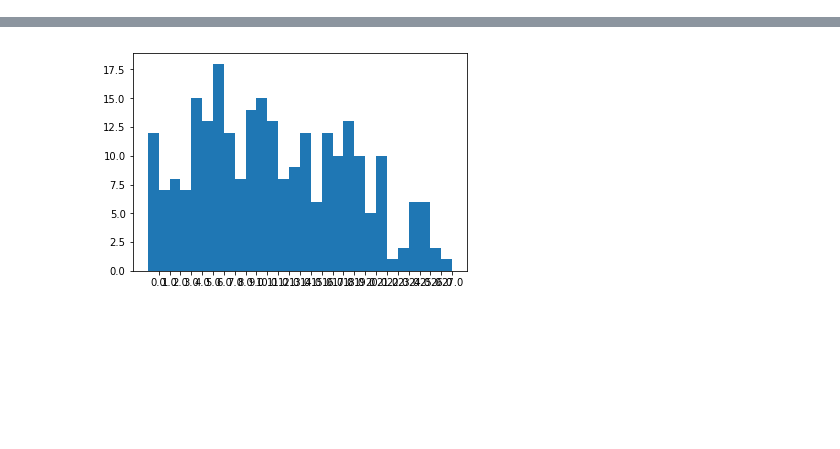
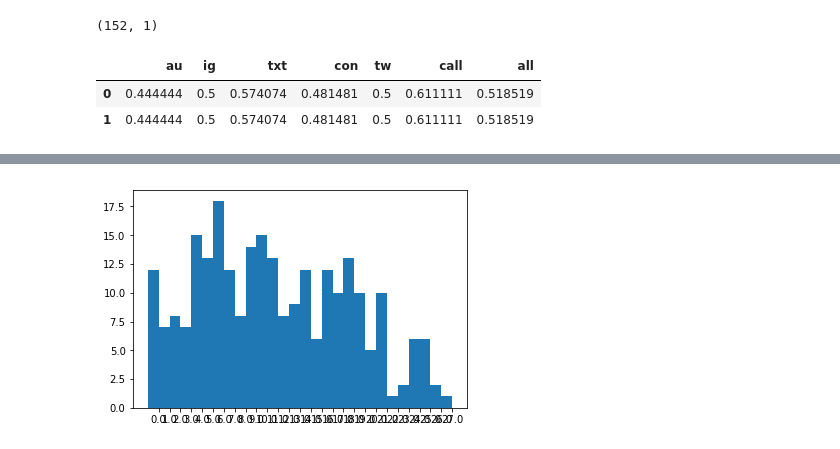
Before and after one commit to tomatopuree/predicting_depression, a Jupyter notebook: MLearn.ipynb, the cells around one changed output, grey strips where cells are left out. Saved outputs shown, nothing was run; the diff lists cells and outputs as text; code cells hidden in the pictures; blank space fills up the shorter version.

```diff
--- a/MLearn.ipynb
+++ b/MLearn.ipynb
@@ -93,0 +206,4 @@ train_data = data[0:cut_index,:]
+# %%
+train_label_15_bal.shape
+# %% [output]
+(152, 1)
@@ -116,3 +235,45 @@ def YerCutOff(y, cutoff):
         return y[:,2:3]
 
 train_label = cutoff(train_label)
+# %%
+from sklearn.grid_search import GridSearchCV
+from sklearn import svm
+from sklearn.feature_selection import SelectFromModel
+
+results = np.zeros((2,7))
+paras = []
+
+def HyperTunerSVM(trainX,trainy):
+
+    ftypes = ["au","ig","txt","con","tw","call","all"] # and "all"
+    cutoffs = [15,20]
+    for i in range(0,len(ftypes)):
+        for j in range(0,len(cutoffs)):
+
+#             X = Xer(train_data, ftypes[i])
+#             y = YerCutOff(train_label, cutoffs[j]).reshape(255,)
+            X = Xer(train_data_15_bal, ftypes[i])
+            y = train_label_15_bal.reshape(54,)
+
+            c_range = list(range(1, 10))
+            parameters = {'kernel':('linear', 'rbf', 'poly', 'sigmoid'), 'C':c_range}
+
+            svc = svm.SVC()
+
+            grid = GridSearchCV(svc, parameters, cv=2, scoring='accuracy')
+            grid.fit(X, y)
+
+            results[j][i] = grid.best_score_
+            paras.append(grid.best_estimator_.get_params())
+
+
+
+HyperTunerSVM(train_data, train_label)
+# %%
+df = pd.DataFrame(results, columns=["au","ig","txt","con","tw","call","all"])
+
+df
+# %% [output]
+|  | au | ig | txt | con | tw | call | all |
+| 0 | 0.444444 | 0.5 | 0.574074 | 0.481481 | 0.5 | 0.611111 | 0.518519 |
+| 1 | 0.444444 | 0.5 | 0.574074 | 0.481481 | 0.5 | 0.611111 | 0.518519 |
```
Also changed, not shown: parts of 31 cells of this notebook.
